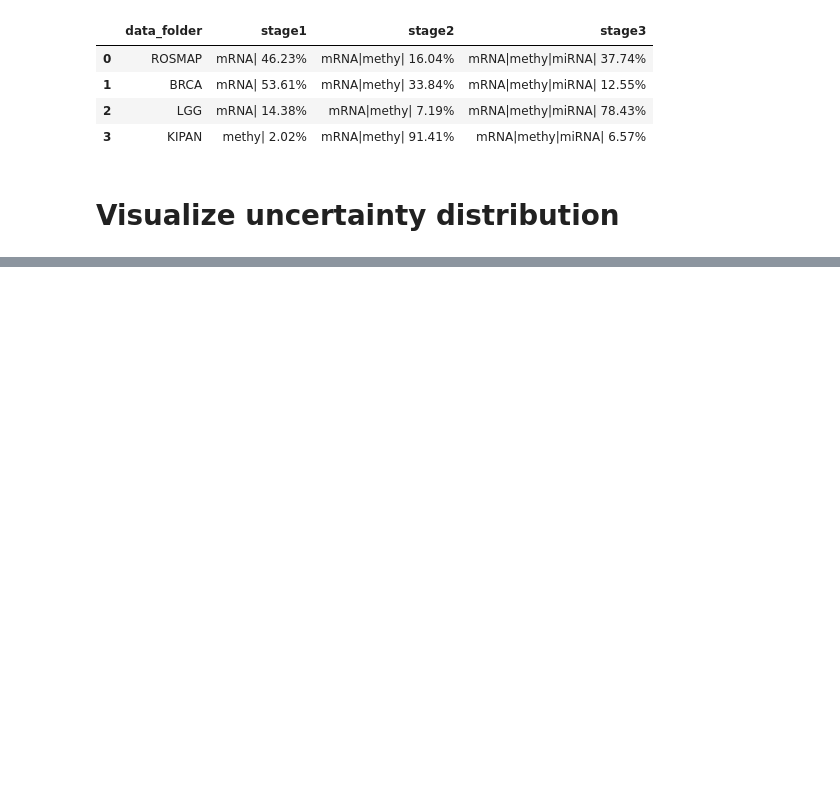
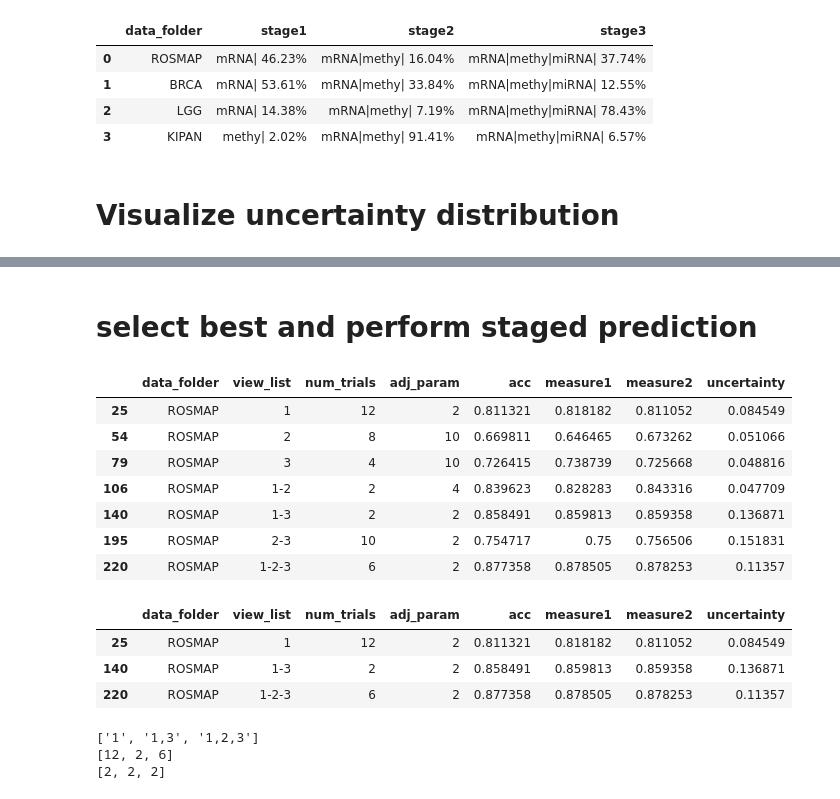
Before and after one commit to chenzhao2023/multiomicsuncertainty, a Jupyter notebook: summarize.ipynb, the cells around one changed output, grey strips where cells are left out. Cells and saved outputs as stored; diff of their text form; code cells hidden in the pictures; blank space fills up the shorter version.

```diff
--- a/summarize.ipynb
+++ b/summarize.ipynb
@@ -301,0 +427,76 @@ view_lists
+# %% [markdown]
+# select best and perform staged prediction
+# %%
+result_df = pd.DataFrame(columns=['data_folder', 'view_list', 'num_trials', 'adj_param', 'acc','measure1','measure2','uncertainty'])
+for dataset in ["ROSMAP"]:
+    df_performance_sub = df_performance[df_performance['data_folder']==dataset]
+    for view_list in ["1","2","3"]:
+        single_modality_df = df_performance_sub[df_performance_sub['view_list'].apply(lambda x: '-' not in x)]
+        single_modality_df = single_modality_df[single_modality_df['view_list']==view_list]
+        best_single_modality = single_modality_df.loc[single_modality_df['acc'].idxmax()]
+        result_df = pd.concat([result_df, best_single_modality.to_frame().T])
+
+    for view_list in ["1-2", "1-3", "2-3"]:
+        two_modality_df = df_performance_sub[df_performance_sub['view_list'].apply(lambda x: '-' in x and len(x.split('-')) == 2)]
+        two_modality_df = two_modality_df[two_modality_df['view_list']==view_list]
+        best_two_modality = two_modality_df.loc[two_modality_df['acc'].idxmax()]
+        result_df = pd.concat([result_df, best_two_modality.to_frame().T])
+
+    # Step 3: Keep the row with the view list of 1-2-3 if it exists
+    three_modality_df = df_performance_sub[df_performance_sub['view_list'] == '1-2-3']
+    best_modality_df = three_modality_df.loc[three_modality_df['acc'].idxmax()]
+
+    # Combine all selected rows into a new dataframe
+    result_df = pd.concat([result_df, best_modality_df.to_frame().T])
+
+result_df.to_csv(f"{save_path}/result_df.csv", index=False)
+result_df
+# %% [output]
+|  | data_folder | view_list | num_trials | adj_param | acc | measure1 | measure2 | uncertainty |
+| 25 | ROSMAP | 1 | 12 | 2 | 0.811321 | 0.818182 | 0.811052 | 0.084549 |
+| 54 | ROSMAP | 2 | 8 | 10 | 0.669811 | 0.646465 | 0.673262 | 0.051066 |
+| 79 | ROSMAP | 3 | 4 | 10 | 0.726415 | 0.738739 | 0.725668 | 0.048816 |
+| 106 | ROSMAP | 1-2 | 2 | 4 | 0.839623 | 0.828283 | 0.843316 | 0.047709 |
+| 140 | ROSMAP | 1-3 | 2 | 2 | 0.858491 | 0.859813 | 0.859358 | 0.136871 |
+| 195 | ROSMAP | 2-3 | 10 | 2 | 0.754717 | 0.75 | 0.756506 | 0.151831 |
+| 220 | ROSMAP | 1-2-3 | 6 | 2 | 0.877358 | 0.878505 | 0.878253 | 0.11357 |
+# %%
+result_df = pd.DataFrame(columns=['data_folder', 'view_list', 'num_trials', 'adj_param', 'acc','measure1','measure2','uncertainty'])
+for dataset in ["ROSMAP"]:
+    df_performance_sub = df_performance[df_performance['data_folder']==dataset]
+    single_modality_df = df_performance_sub[df_performance_sub['view_list'].apply(lambda x: '-' not in x)]
+    best_single_modality = single_modality_df.loc[single_modality_df['acc'].idxmax()]
+
+    # Step 2: Select the best two-modality view containing the best single modality
+    best_single_view = best_single_modality['view_list']
+    two_modality_df = df_performance_sub[df_performance_sub['view_list'].apply(lambda x: '-' in x and len(x.split('-')) == 2 and best_single_view in x)]
+    best_two_modality = two_modality_df.loc[two_modality_df['acc'].idxmax()]
+
+    # Step 3: Keep the row with the view list of 1-2-3 if it exists
+    three_modality_df = df_performance_sub[df_performance_sub['view_list'] == '1-2-3']
+    best_modality_df = three_modality_df.loc[three_modality_df['acc'].idxmax()]
+
+    # Combine all selected rows into a new dataframe
+    result_df_sub = pd.concat([best_single_modality.to_frame().T, best_two_modality.to_frame().T, best_modality_df.to_frame().T])
+    result_df = pd.concat([result_df_sub, result_df])
+
+result_df.to_csv(f"{save_path}/result_df.csv", index=False)
+result_df
+# %% [output]
+|  | data_folder | view_list | num_trials | adj_param | acc | measure1 | measure2 | uncertainty |
+| 25 | ROSMAP | 1 | 12 | 2 | 0.811321 | 0.818182 | 0.811052 | 0.084549 |
+| 140 | ROSMAP | 1-3 | 2 | 2 | 0.858491 | 0.859813 | 0.859358 | 0.136871 |
+| 220 | ROSMAP | 1-2-3 | 6 | 2 | 0.877358 | 0.878505 | 0.878253 | 0.11357 |
+# %%
+view_lists = result_df[result_df['data_folder']==data_folder]['view_list'].to_list()
+num_trails = result_df[result_df['data_folder']==data_folder]['num_trials'].to_list()
+adj_param = result_df[result_df['data_folder']==data_folder]['adj_param'].to_list()
+
+converted_view_list = [view.replace('-', ',') for view in view_lists]
+print(converted_view_list)
+print(num_trails)
+print(adj_param)
+# %% [output]
+['1', '1,3', '1,2,3']
+[12, 2, 6]
+[2, 2, 2]
```
Also changed, not shown: parts of 15 cells of this notebook, 8 other files.
